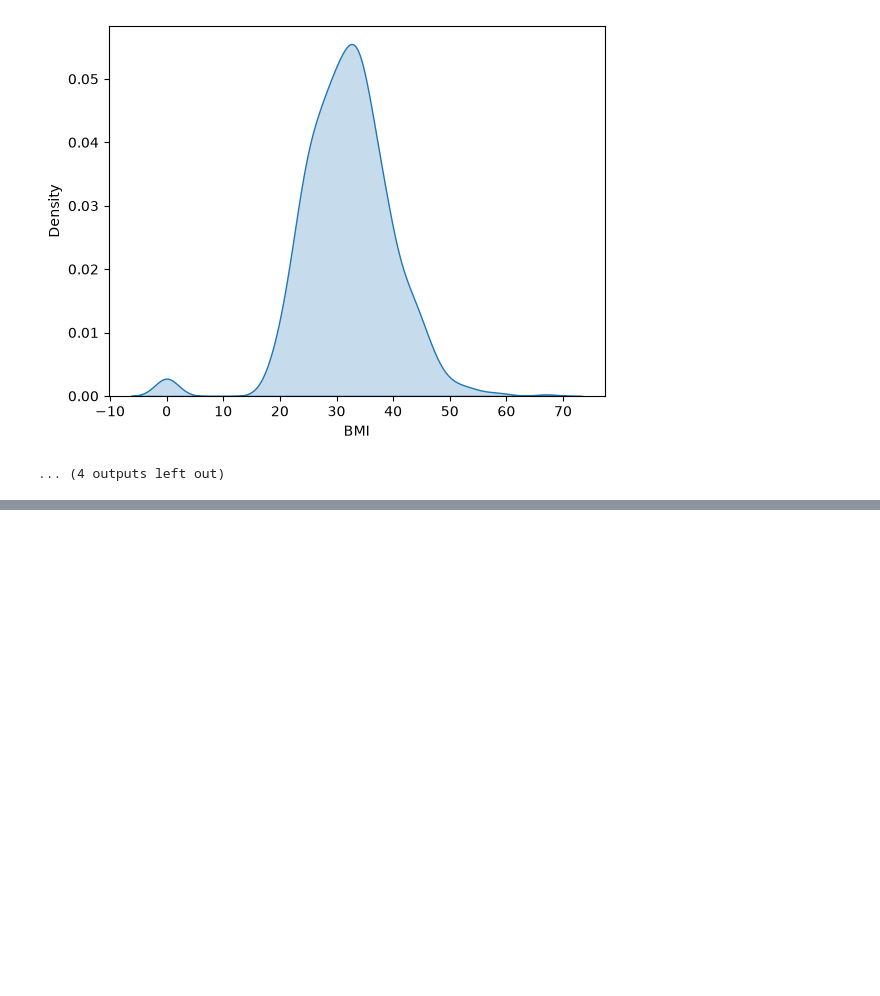
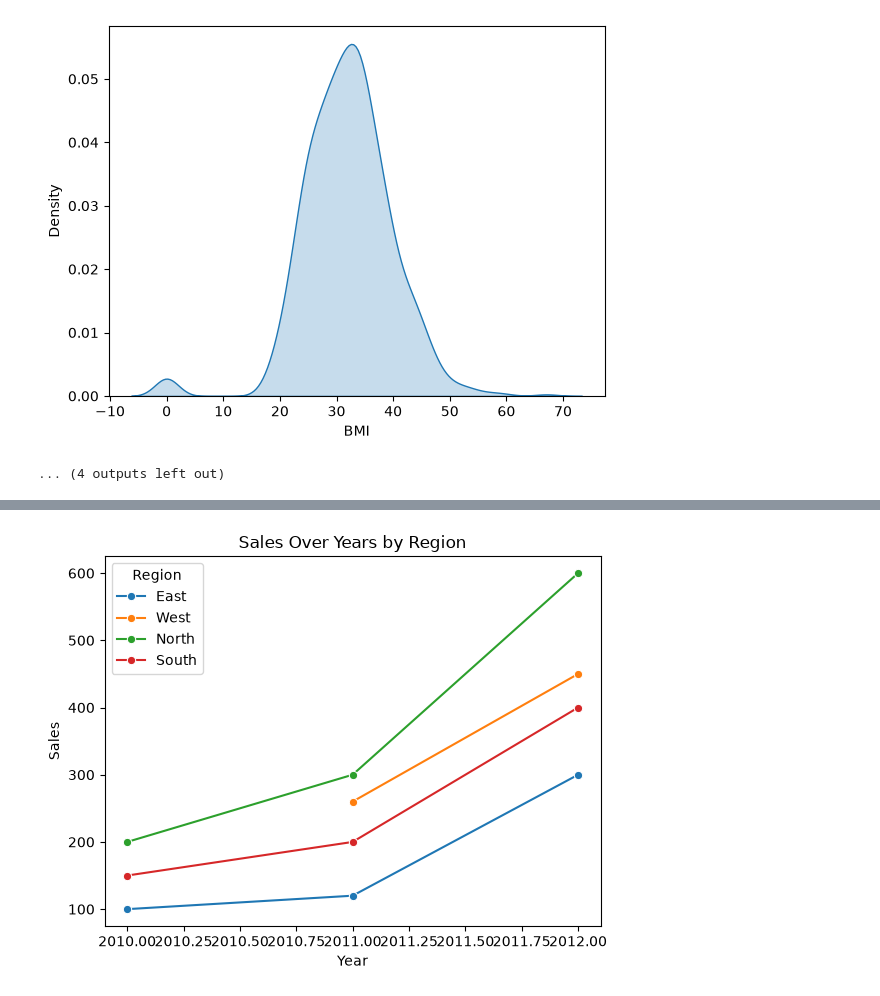
Before and after one commit to akyadav43-debug/Python-Basics, a Jupyter notebook: Seaborn.ipynb, the cells around one changed output, grey strips where cells are left out. Saved outputs shown, nothing was run; the diff lists cells and outputs as text; code cells hidden in the pictures; blank space fills up the shorter version.

```diff
--- a/Seaborn.ipynb
+++ b/Seaborn.ipynb
@@ -91,3 +91,8 @@ This will become an error in seaborn v0.14.0; please update your code.
   sns.kdeplot(df[col], shade=True)
 [figure]
 ... (4 outputs left out)
+# %%
+Data={'Year':[2010,2011,2012,2011,2012,2010,2011,2012,2010,2011,2012],
+      'Sales':[100,120,300,260,450,200,300,600,150,200,400],
+      'Expenses':[90,110,250,200,400,150,250,550,100,150,350],
+      'Region':['East','East','East','West','West','North','North','North','South','South','South']}
@@ -93,0 +103,3 @@ This will become an error in seaborn v0.14.0; please update your code.
+# %%
+df=pd.DataFrame(Data)
+df.head(5)
@@ -93,0 +113,8 @@ This will become an error in seaborn v0.14.0; please update your code.
+# %%
+sns.lineplot(x='Year', y='Sales', data=df, hue='Region', marker='o')
+plt.title('Sales Over Years by Region')
+plt.xlabel('Year')
+plt.ylabel('Sales')
+plt.show()
+# %% [output]
+[figure, added]
```
Also changed, not shown: parts of 2 cells of this notebook.
